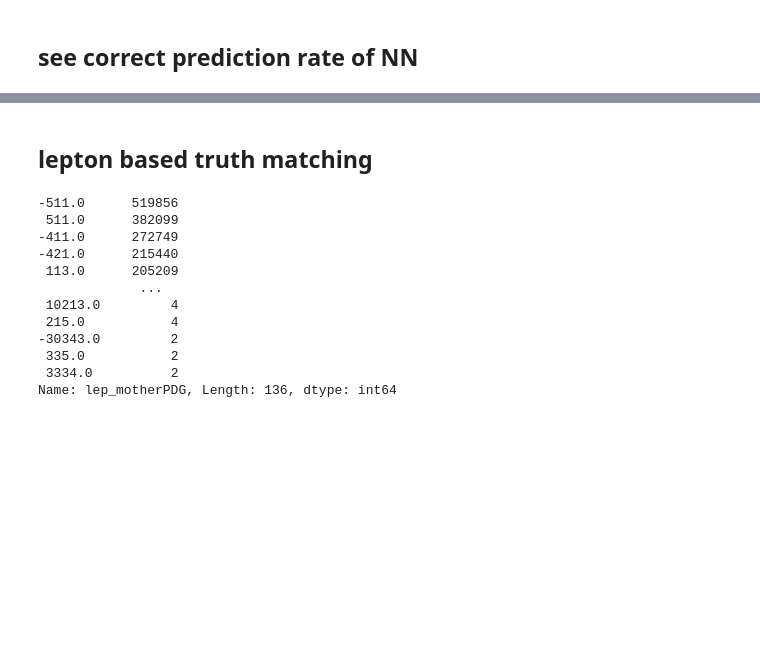
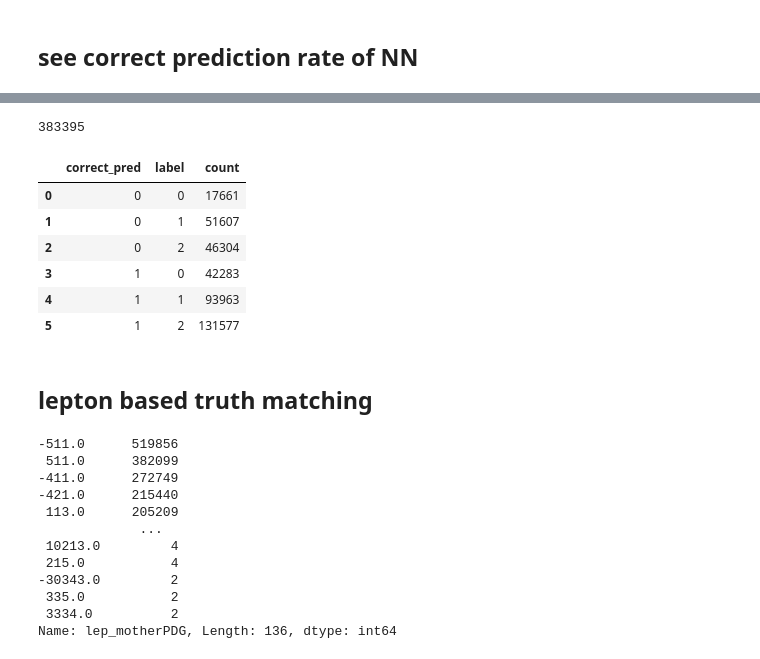
Before and after one commit to axelHeim/MCstudies, a Jupyter notebook: Dstlnu_Bt_generic/load_NN_to_basf2/productive_method/relatedAnalysis/analysis_onlineAppliedNAHS_NN.ipynb, the cells around one changed output, grey strips where cells are left out. Cells and saved outputs as stored; diff of their text form; code cells hidden in the pictures; blank space fills up the shorter version.

Commit message:
working on caupi data prod online and offline

```diff
--- a/Dstlnu_Bt_generic/load_NN_to_basf2/productive_method/relatedAnalysis/analysis_onlineAppliedNAHS_NN.ipynb
+++ b/Dstlnu_Bt_generic/load_NN_to_basf2/productive_method/relatedAnalysis/analysis_onlineAppliedNAHS_NN.ipynb
@@ -10,6 +10,7 @@ sys.path.insert(1, '/afs/desy.de/user/a/axelheim/private/MC_studies/Dstlnu_Bt_ge
 from pandas_colFuncs import B_ID, whichBisSig, D0_decay_type, whichBisSig_NAHS
 # %%
 nfs_path = "/nfs/dust/belle2/user/axelheim/MC_studies/Dstlnu_Bt_generic/appliedNNdata/17thRun/sub0/"
+nfs_path = "/nfs/dust/belle2/user/axelheim/MC_studies/Dstlnu_Bt_generic/appliedNNdata/14thRun/"
 #nfs_path = "/nfs/dust/belle2/user/axelheim/MC_studies/Dstlnu_Bt_generic/appliedNNdata/15thRun/sub0/"
 # %%
 Ups4S_file = uproot.open(nfs_path + "Ups4S_NN_predicted.root:variables;1")
@@ -146,5 +222,18 @@ nonHc_FSPs["correct_pred"].describe()
 # %%
 nonHc_FSPs.shape[0]
+# %% [output]
+383395
+# %%
+test = pd.DataFrame({'count' : nonHc_FSPs.groupby( ["correct_pred","label"] ).size()}).reset_index()
+test
+# %% [output]
+|  | correct_pred | label | count |
+| 0 | 0 | 0 | 17661 |
+| 1 | 0 | 1 | 51607 |
+| 2 | 0 | 2 | 46304 |
+| 3 | 1 | 0 | 42283 |
+| 4 | 1 | 1 | 93963 |
+| 5 | 1 | 2 | 131577 |
 # %% [markdown]
 ## lepton based truth matching
 # %%
```
Also changed, not shown: parts of 12 cells of this notebook, 3 other files.
